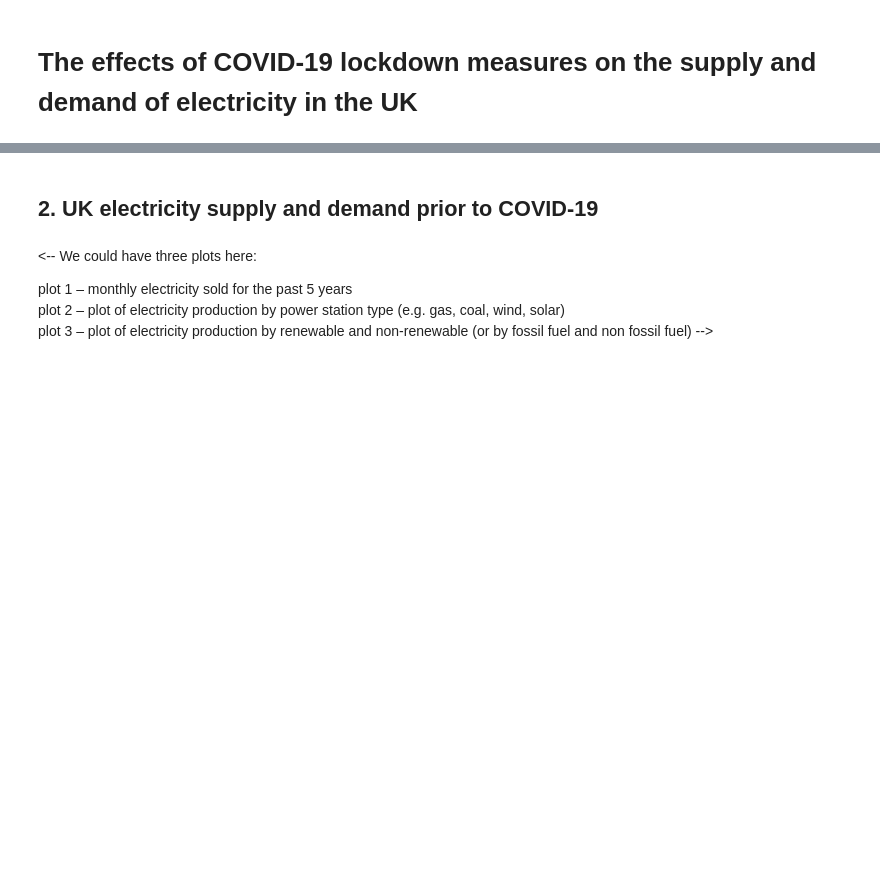
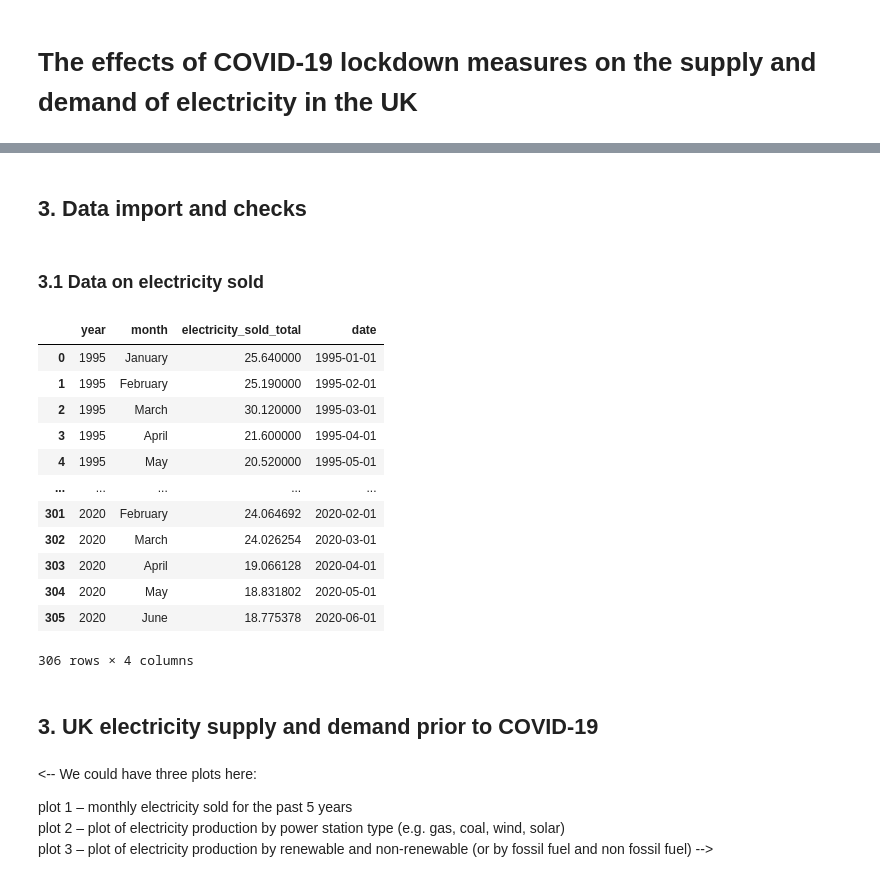
Before and after one commit to robynfsj/cfg-big-data-challenge, a Jupyter notebook: notebooks/submission.ipynb, the cells around one changed output, grey strips where cells are left out. Cells and saved outputs as stored; diff of their text form; code cells hidden in the pictures; blank space fills up the shorter version.

```diff
--- a/notebooks/submission.ipynb
+++ b/notebooks/submission.ipynb
@@ -43,5 +62,34 @@ from matplotlib.dates import DateFormatter
+# %% [markdown]
+## 3. Data import and checks
+# %% [markdown]
+### 3.1 Data on electricity sold
+# %%
+# Read in data.
+elec_sold = pd.read_excel('../data/electricity_clean.xlsx', sheet_name='6.2')
+
+# Create a datetime column so it is easy to plot against time.
+elec_sold['date'] = elec_sold['year'].astype(str) + '-' + elec_sold['month'].astype(str)
+elec_sold['date'] = pd.to_datetime(elec_sold['date'],
+                                       format='%Y-%B')
+
+# Check data.
+elec_sold
+# %% [output]
+|  | year | month | electricity_sold_total | date |
+| 0 | 1995 | January | 25.640000 | 1995-01-01 |
+| 1 | 1995 | February | 25.190000 | 1995-02-01 |
+| 2 | 1995 | March | 30.120000 | 1995-03-01 |
+| 3 | 1995 | April | 21.600000 | 1995-04-01 |
+| 4 | 1995 | May | 20.520000 | 1995-05-01 |
+| ... | ... | ... | ... | ... |
+| 301 | 2020 | February | 24.064692 | 2020-02-01 |
+| 302 | 2020 | March | 24.026254 | 2020-03-01 |
+| 303 | 2020 | April | 19.066128 | 2020-04-01 |
+| 304 | 2020 | May | 18.831802 | 2020-05-01 |
+| 305 | 2020 | June | 18.775378 | 2020-06-01 |
+306 rows × 4 columns
 # %% [markdown]
-## 2. UK electricity supply and demand prior to COVID-19
+## 3. UK electricity supply and demand prior to COVID-19
 # %% [markdown]
 <-- We could have three plots here:
 
```
Also changed, not shown: parts of 8 cells of this notebook.
